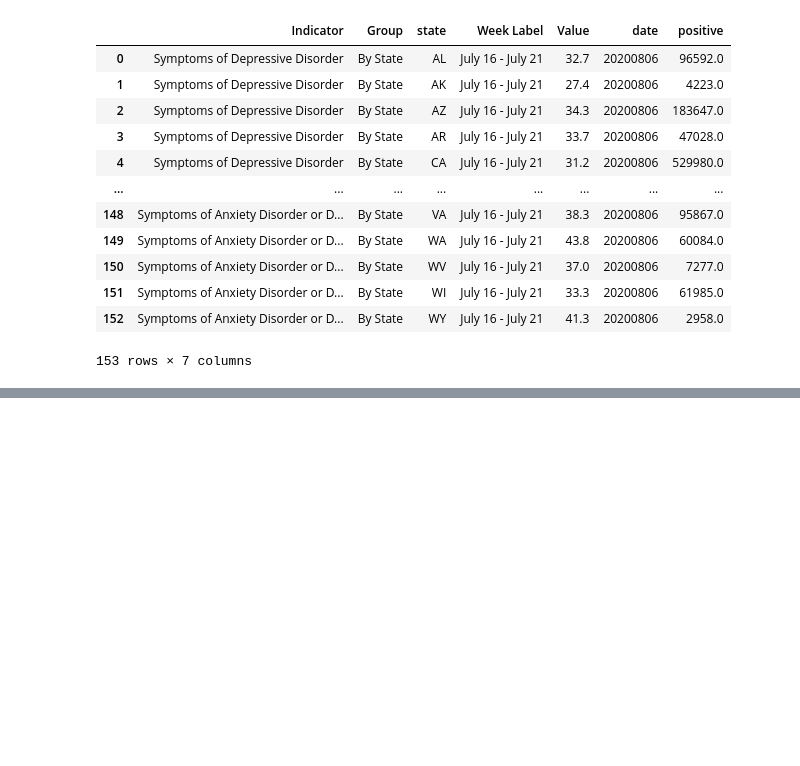
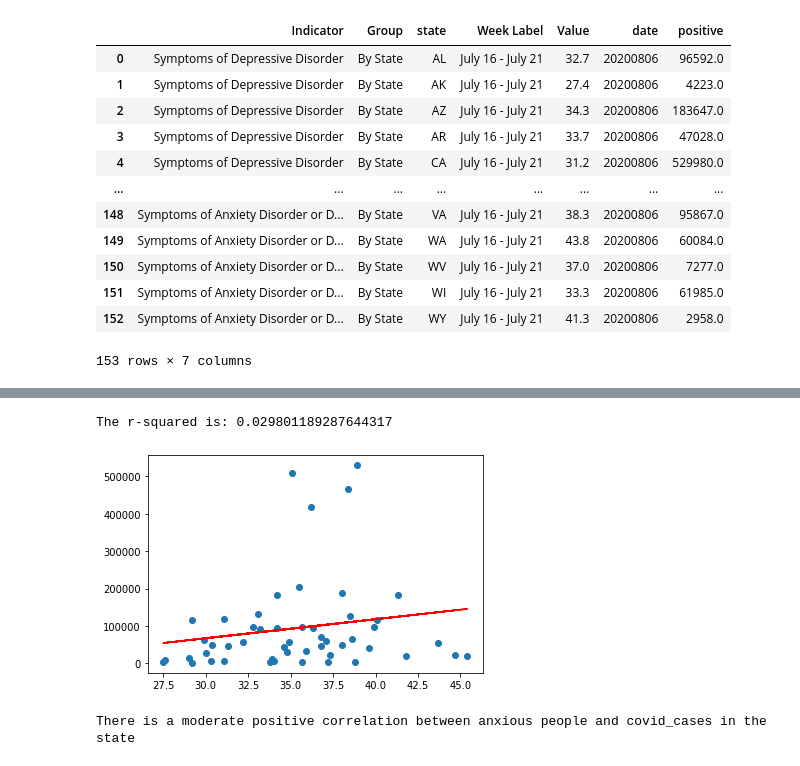
Before and after one commit to Kthomas09/GWU-Project-1, a Jupyter notebook: Final_data_linear_analysis.ipynb, the cells around one changed output, grey strips where cells are left out. Cells and saved outputs as stored; diff of their text form; code cells hidden in the pictures; blank space fills up the shorter version.

```diff
--- a/Final_data_linear_analysis.ipynb
+++ b/Final_data_linear_analysis.ipynb
@@ -217,0 +229,3 @@ merged_data
+# %%
+anxiety_df=merged_data.loc[merged_data["Indicator"]=="Symptoms of Anxiety Disorder"]
+anxiety_df.head()
@@ -222,0 +277,23 @@ merged_data
+# %%
+st.linregress(anxiety_df["Value"],anxiety_df["positive"])
+
+x_values = anxiety_df["Value"]
+y_values = anxiety_df["positive"]
+(slope, intercept, rvalue, pvalue, stderr) = linregress(x_values, y_values)
+regress_values = x_values * slope + intercept
+line_eq = "y = " + str(round(slope,2)) + "x + " + str(round(intercept,2))
+print(f"The r-squared is: {rvalue**2}")
+plt.scatter(x_values,y_values)
+plt.plot(x_values,regress_values,"r-")
+# plt.annotate(line_eq,(10,40),fontsize=15,color="red")
+# plt.xlabel('Latitude')
+# plt.ylabel('Max Temp')
+# plt.title("Northern Hemisphere- Max Temp vs. Latitude Linear Regression(08/09/2020)")
+plt.show()
+#plt.savefig("../Images/Northern Hemisphere - Max Temp vs. Latitude Linear Regression.png")
+#%matplotlib inline
+print(f"There is a moderate positive correlation between anxious people and covid_cases in the state")
+# %% [output]
+The r-squared is: 0.029801189287644317
+[figure, added]
+There is a moderate positive correlation between anxious people and covid_cases in the state
```
Also changed, not shown: parts of 6 cells of this notebook.
